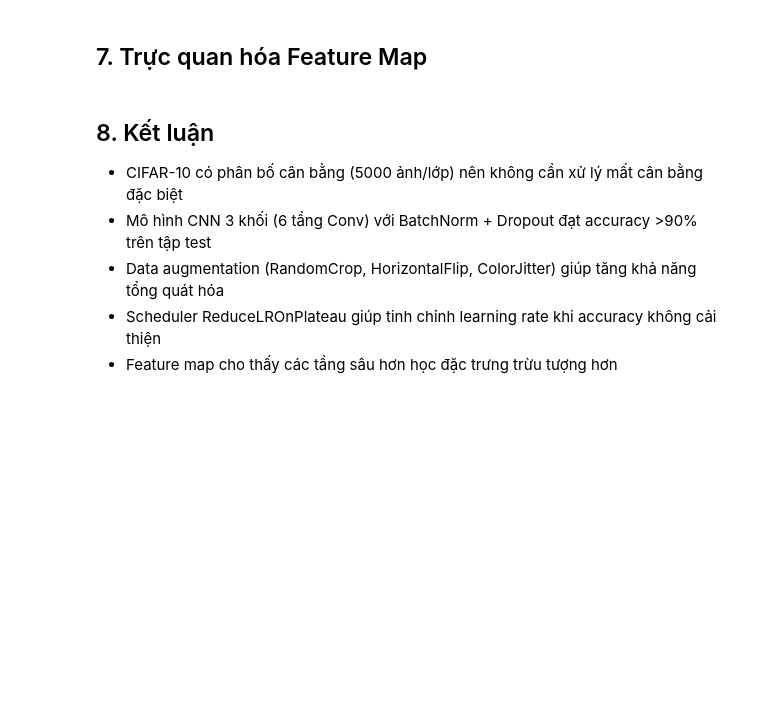
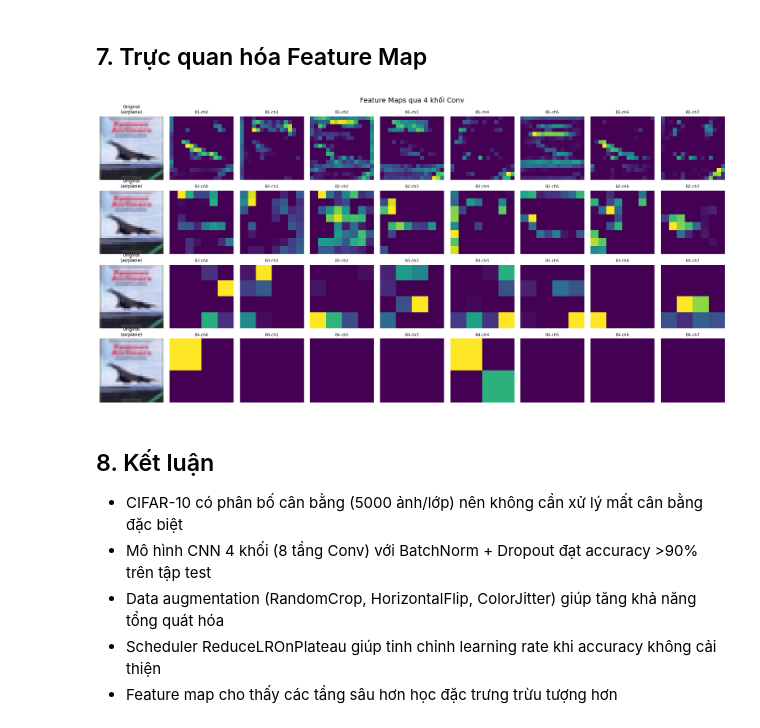
Before and after one commit to tranguyenxuwu/DeepLearning, a Jupyter notebook: 7/CNN_CIFAR10.ipynb, the cells around one changed output. Saved outputs shown, nothing was run; the diff lists cells and outputs as text; code cells hidden in the pictures; blank space fills up the shorter version.

```diff
--- a/7/CNN_CIFAR10.ipynb
+++ b/7/CNN_CIFAR10.ipynb
@@ -17,14 +19,15 @@ print(f'Device: {device}')
 # %% [markdown]
 ## 1. Tải và phân tích dữ liệu
 # %%
+from torchvision.datasets import ImageFolder  # Import ImageFolder
 # Tải dữ liệu thô (chưa augment) để phân tích
 raw_transform = transforms.Compose([transforms.ToTensor()])
-
-raw_train = torchvision.datasets.CIFAR10(root='./data', train=True, download=True, transform=raw_transform)
-raw_test  = torchvision.datasets.CIFAR10(root='./data', train=False, download=True, transform=raw_transform)
-
-classes = ('plane', 'car', 'bird', 'cat', 'deer', 'dog', 'frog', 'horse', 'ship', 'truck')
-
+# Dùng ImageFolder thay cho torchvision.datasets.CIFAR10
+raw_train = ImageFolder(root='./data/cifar10/train', transform=raw_transform)
+raw_test  = ImageFolder(root='./data/cifar10/test', transform=raw_transform)
+# Bạn có thể lấy trực tiếp danh sách classes từ ImageFolder (nó tự scan từ tên Folder)
+classes = raw_train.classes
+print(f'Danh sách các lớp: {classes}')
 print(f'Tập train: {len(raw_train)} ảnh')
 print(f'Tập test:  {len(raw_test)} ảnh')
 print(f'Kích thước ảnh: {raw_train[0][0].shape}')  # (3, 32, 32)
@@ -100,7 +129,7 @@ print(f'Số batch test:  {len(test_loader)}')
 class CIFAR10_CNN(nn.Module):
     """
     CNN tự thiết kế cho CIFAR-10 (không dùng pretrained).
-    3 khối Conv + BatchNorm + ReLU + MaxPool + Dropout
+    4 khối Conv + BatchNorm + ReLU + MaxPool + Dropout
     Sau đó FC layers.
     """
     def __init__(self):
@@ -142,19 +171,32 @@ class CIFAR10_CNN(nn.Module):
             nn.Dropout2d(0.25)
         )
 
+        # Block 4: 128 -> 256 channels, 4x4 -> 2x2
+        self.block4 = nn.Sequential(
+            nn.Conv2d(128, 256, kernel_size=3, padding=1),
+            nn.BatchNorm2d(256),
+            nn.ReLU(),
+            nn.Conv2d(256, 256, kernel_size=3, padding=1),
+            nn.BatchNorm2d(256),
+            nn.ReLU(),
+            nn.MaxPool2d(2, 2),
+            nn.Dropout2d(0.25)
+        )
+
         # Classifier
         self.classifier = nn.Sequential(
             nn.Flatten(),
-            nn.Linear(128 * 4 * 4, 256),
+            nn.Linear(256 * 2 * 2, 512),
             nn.ReLU(),
             nn.Dropout(0.5),
-            nn.Linear(256, 10)
+            nn.Linear(512, 10)
         )
 
     def forward(self, x):
         x = self.block1(x)
         x = self.block2(x)
         x = self.block3(x)
+        x = self.block4(x)
         x = self.classifier(x)
         return x
 
@@ -313,41 +413,48 @@ with torch.no_grad():
     feat1 = model.block1(img)
     feat2 = model.block2(feat1)
     feat3 = model.block3(feat2)
+    feat4 = model.block4(feat3)
 
 # Hiện ảnh gốc
 orig = test_images[0].permute(1, 2, 0).numpy()
 orig = (orig - orig.min()) / (orig.max() - orig.min())  # denormalize
 
-fig, axes = plt.subplots(3, 9, figsize=(18, 7))
+fig, axes = plt.subplots(4, 9, figsize=(18, 9))
 
 # Ảnh gốc ở cột đầu
-for row in range(3):
+for row in range(4):
     axes[row][0].imshow(orig)
     axes[row][0].set_title(f'Original\n({classes[test_labels[0]]})', fontsize=9)
     axes[row][0].axis('off')
 
 # Feature maps
 for i in range(8):
     axes[0][i+1].imshow(feat1[0, i].cpu().numpy(), cmap='viridis')
     axes[0][i+1].set_title(f'B1-ch{i}', fontsize=8)
     axes[0][i+1].axis('off')
 
     axes[1][i+1].imshow(feat2[0, i].cpu().numpy(), cmap='viridis')
     axes[1][i+1].set_title(f'B2-ch{i}', fontsize=8)
     axes[1][i+1].axis('off')
 
     axes[2][i+1].imshow(feat3[0, i].cpu().numpy(), cmap='viridis')
     axes[2][i+1].set_title(f'B3-ch{i}', fontsize=8)
     axes[2][i+1].axis('off')
 
-plt.suptitle('Feature Maps qua 3 khối Conv', fontsize=14)
+    axes[3][i+1].imshow(feat4[0, i].cpu().numpy(), cmap='viridis')
+    axes[3][i+1].set_title(f'B4-ch{i}', fontsize=8)
+    axes[3][i+1].axis('off')
+
+plt.suptitle('Feature Maps qua 4 khối Conv', fontsize=14)
 plt.tight_layout()
 plt.show()
+# %% [output]
+[figure, added]
 # %% [markdown]
 ## 8. Kết luận
 
 - CIFAR-10 có phân bố cân bằng (5000 ảnh/lớp) nên không cần xử lý mất cân bằng đặc biệt
-- Mô hình CNN 3 khối (6 tầng Conv) với BatchNorm + Dropout đạt accuracy >90% trên tập test
+- Mô hình CNN 4 khối (8 tầng Conv) với BatchNorm + Dropout đạt accuracy >90% trên tập test
 - Data augmentation (RandomCrop, HorizontalFlip, ColorJitter) giúp tăng khả năng tổng quát hóa
 - Scheduler ReduceLROnPlateau giúp tinh chỉnh learning rate khi accuracy không cải thiện
 - Feature map cho thấy các tầng sâu hơn học đặc trưng trừu tượng hơn
```
Also changed, not shown: parts of 11 cells of this notebook, 5 other files.
